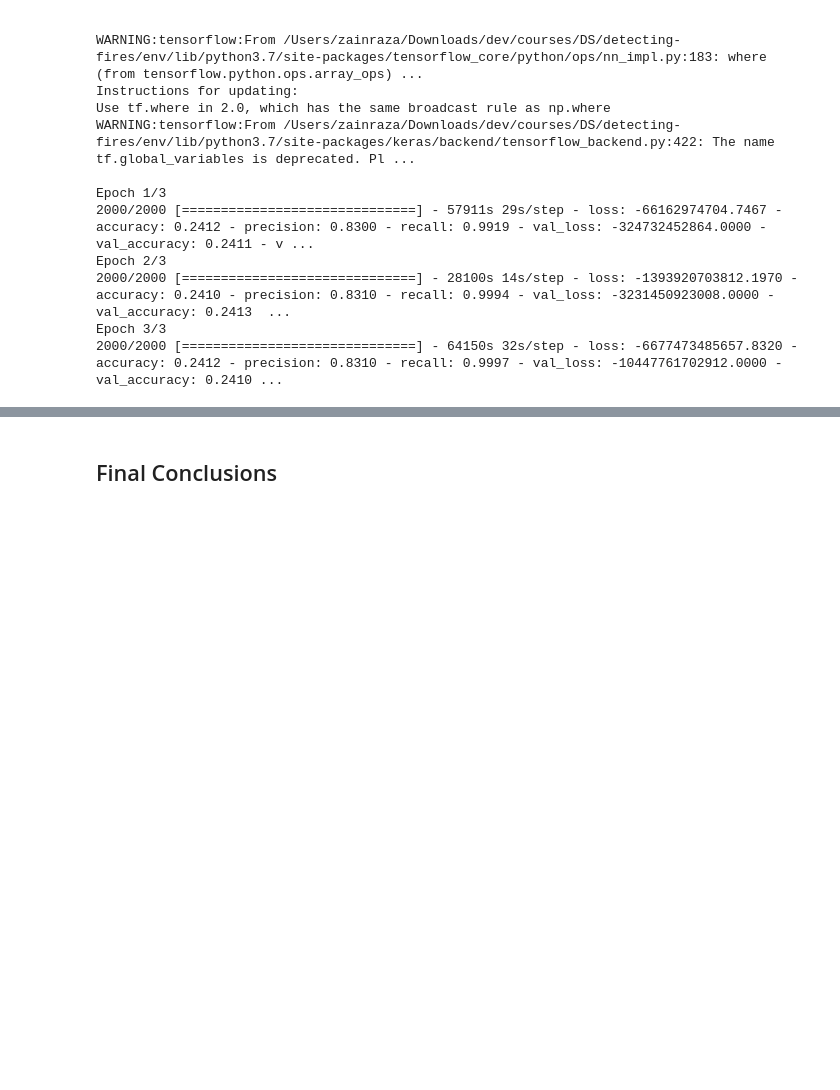
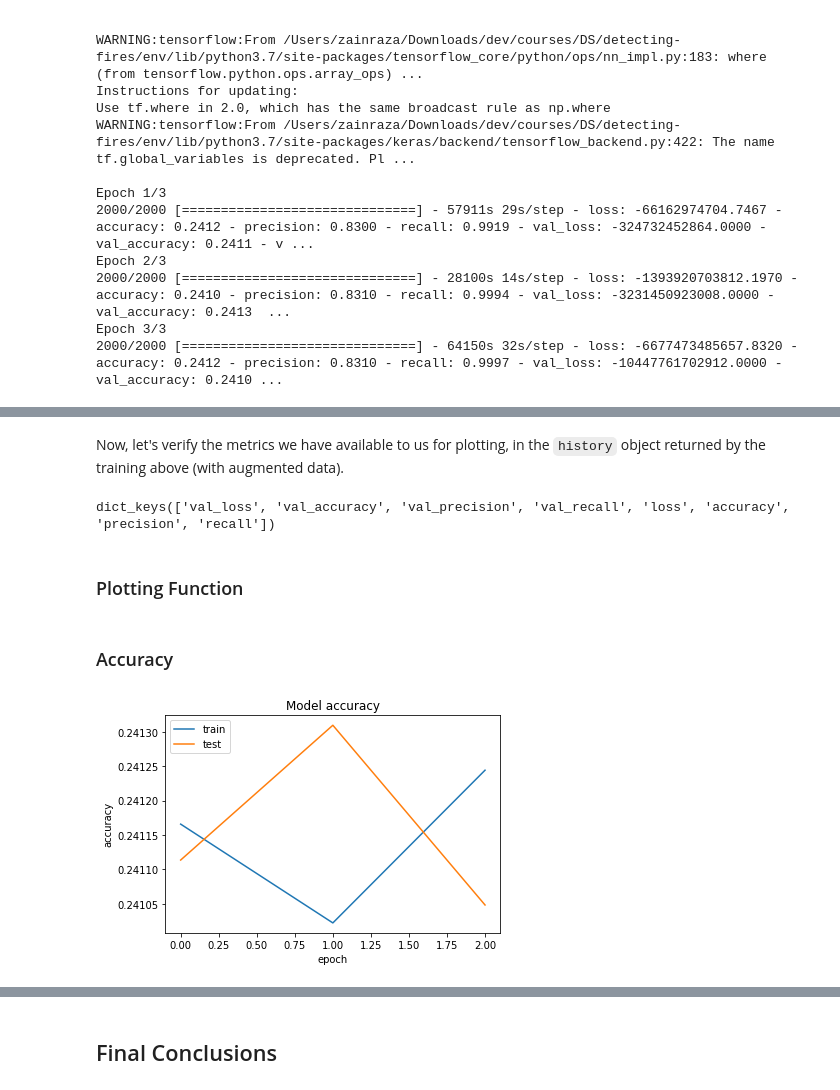
Before and after one commit to UPstartDeveloper/detecting-fires, a Jupyter notebook: classifications.ipynb, the cells around one changed output, grey strips where cells are left out. Saved outputs shown, nothing was run; the diff lists cells and outputs as text; code cells hidden in the pictures; blank space fills up the shorter version.

Commit message:
Init model evaluation plots.

```diff
--- a/classifications.ipynb
+++ b/classifications.ipynb
@@ -625,0 +633,39 @@ Review this lesson: https://github.com/Make-School-Courses/DS-2.2-Deep-Learning/
+# %% [markdown]
+Now, let's verify the metrics we have available to us for plotting, in the `history` object returned by the training above (with augmented data).
+# %%
+print(history.history.keys())
+# %% [output]
+dict_keys(['val_loss', 'val_accuracy', 'val_precision', 'val_recall', 'loss', 'accuracy', 'precision', 'recall'])
+# %% [markdown]
+### Plotting Function
+# %%
+def plot_metric(metric):
+    """Plots the model performance metric for training
+       testing data using Matplotlib.
+
+       Parameters
+       metric(str): the name of the metric. Will be one of
+                    the keys in the History object, e.g. 'loss'
+
+       Returns: None
+
+    """
+    # plot for training data
+    plt.plot(history.history[metric])
+    # plot for testing data
+    val_form = f'val_{metric}'
+    plt.plot(history.history[val_form])
+    # add meta-info about graph - title, labels, legend
+    plt.title(f'Model {metric}')
+    plt.ylabel(metric)
+    plt.xlabel('epoch')
+    plt.legend(['train', 'test'], loc='upper left')
+    # show the graph
+    plt.show()
+    return None
+# %% [markdown]
+### Accuracy
+# %%
+plot_metric('accuracy')
+# %% [output]
+[figure, added]
```
Also changed, not shown: parts of 10 cells of this notebook.
